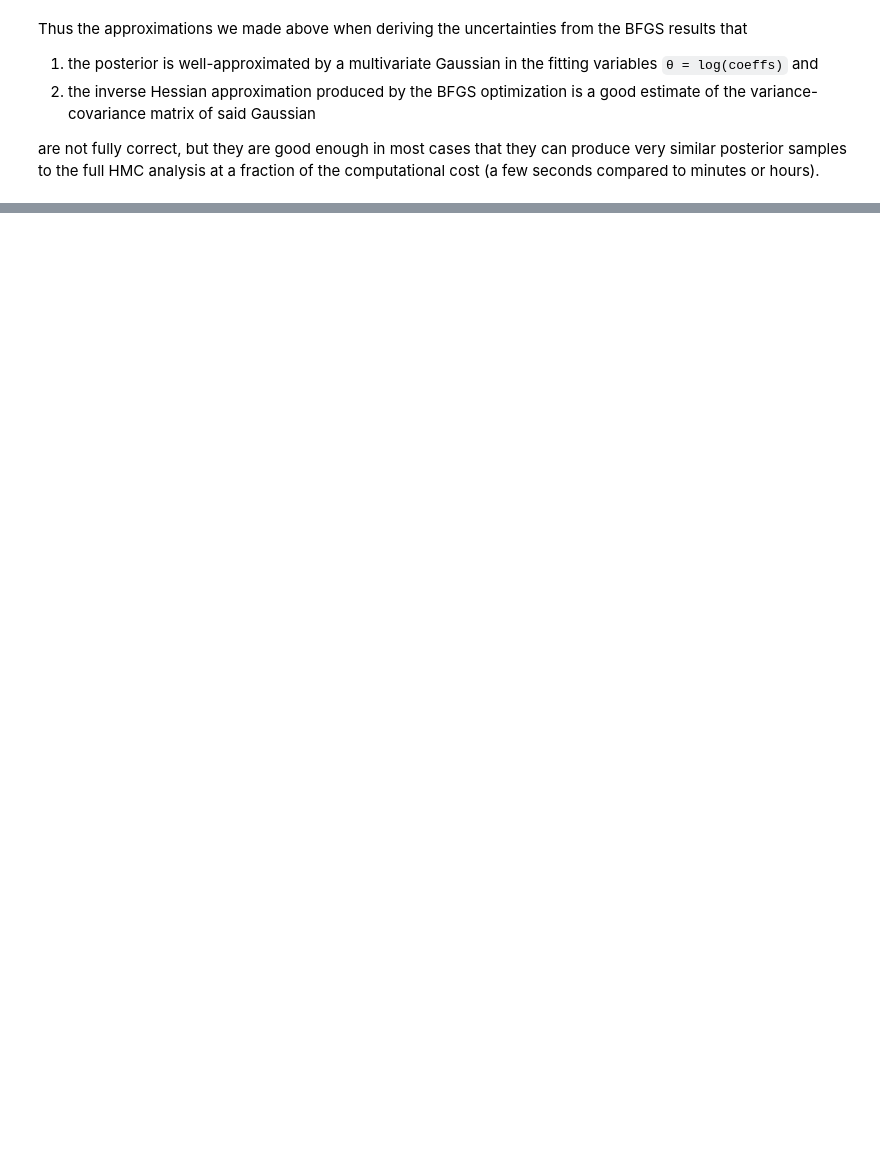
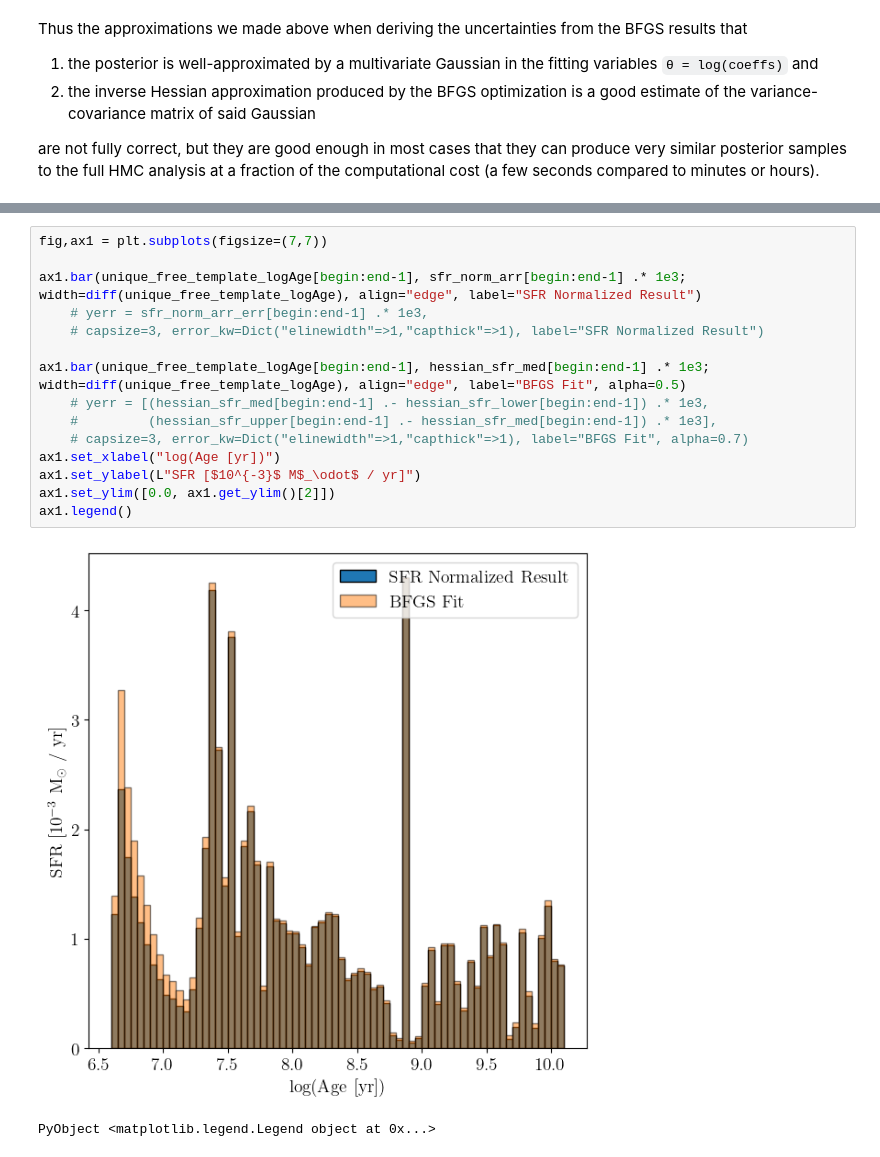
Before and after one commit to cgarling/StarFormationHistories.jl, a Jupyter notebook: examples/fitting1.ipynb, the cells around one changed output, grey strips where cells are left out. Cells and saved outputs as stored; diff of their text form; blank space fills up the shorter version.

```diff
--- a/examples/fitting1.ipynb
+++ b/examples/fitting1.ipynb
@@ -990,0 +1120,18 @@ are not fully correct, but they are good enough in most cases that they can prod
+# %%
+fig,ax1 = plt.subplots(figsize=(7,7))
+
+ax1.bar(unique_free_template_logAge[begin:end-1], sfr_norm_arr[begin:end-1] .* 1e3; width=diff(unique_free_template_logAge), align="edge", label="SFR Normalized Result")
+    # yerr = sfr_norm_arr_err[begin:end-1] .* 1e3,
+    # capsize=3, error_kw=Dict("elinewidth"=>1,"capthick"=>1), label="SFR Normalized Result")
+
+ax1.bar(unique_free_template_logAge[begin:end-1], hessian_sfr_med[begin:end-1] .* 1e3; width=diff(unique_free_template_logAge), align="edge", label="BFGS Fit", alpha=0.5)
+    # yerr = [(hessian_sfr_med[begin:end-1] .- hessian_sfr_lower[begin:end-1]) .* 1e3,
+    #         (hessian_sfr_upper[begin:end-1] .- hessian_sfr_med[begin:end-1]) .* 1e3],
+    # capsize=3, error_kw=Dict("elinewidth"=>1,"capthick"=>1), label="BFGS Fit", alpha=0.7)
+ax1.set_xlabel("log(Age [yr])")
+ax1.set_ylabel(L"SFR [$10^{-3}$ M$_\odot$ / yr]")
+ax1.set_ylim([0.0, ax1.get_ylim()[2]])
+ax1.legend()
+# %% [output]
+[figure, added]
+PyObject <matplotlib.legend.Legend object at 0x...>
```
Also changed, not shown: parts of 61 cells of this notebook.
